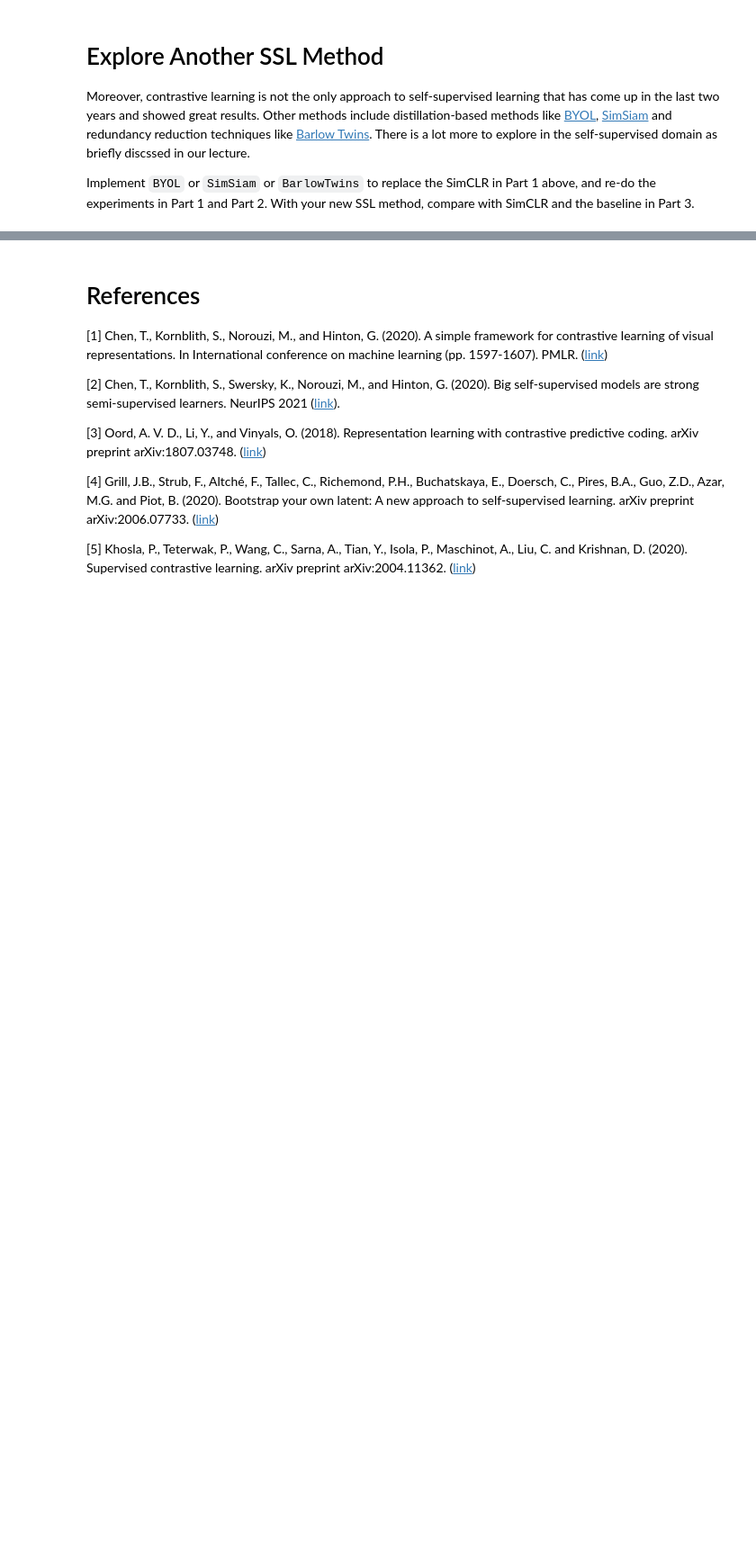
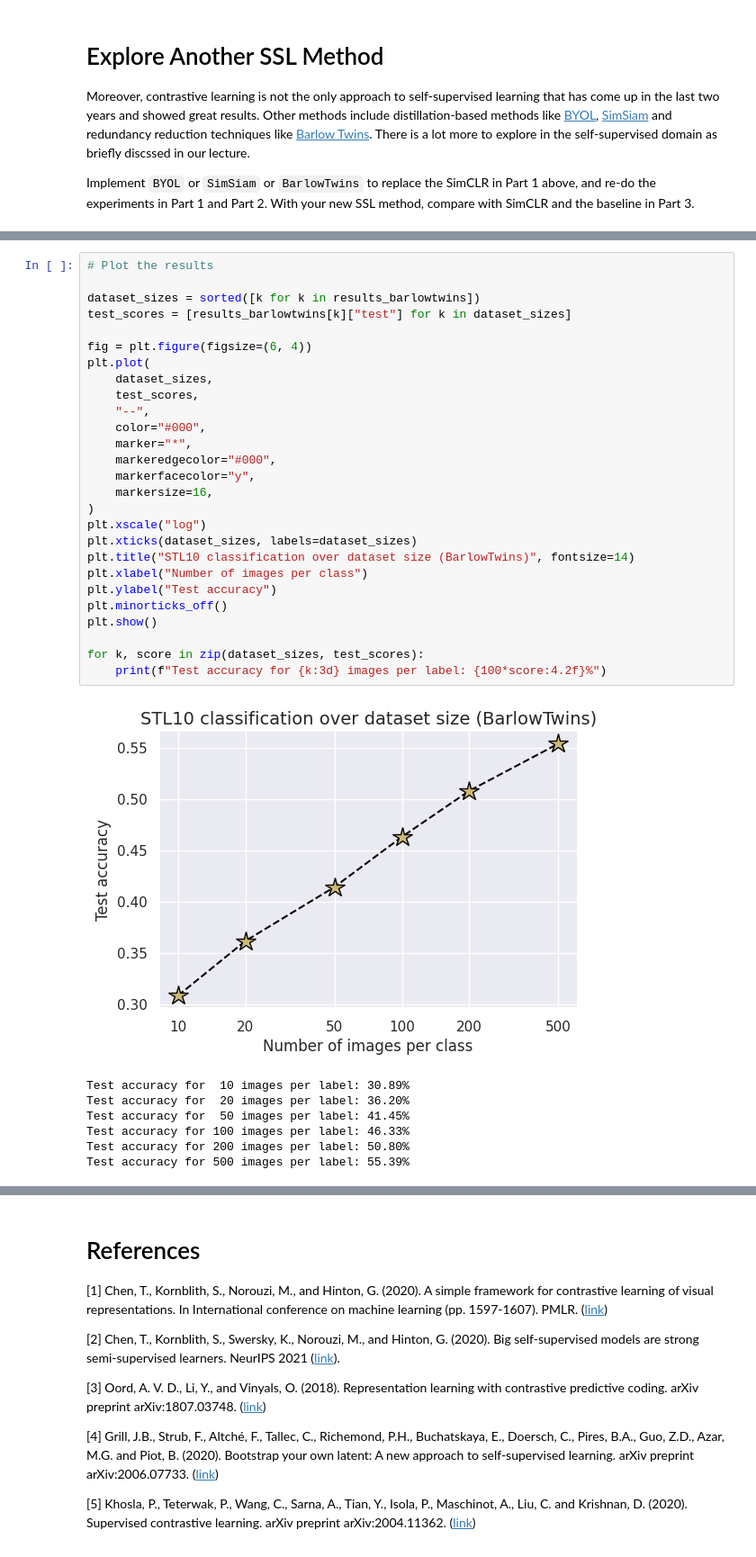
Before and after one commit to amanwaoo/ECE763_Self_Supervised_Learning, a Jupyter notebook: Project_03_SSL_awaoo_pananda_results.ipynb, the cells around one changed output, grey strips where cells are left out. Shown: that part at 90% size. Saved outputs shown, nothing was run; the diff lists cells and outputs as text; blank space fills up the shorter version.

Commit message:
Updated all the parts of notebook
One final commit is pending, showcasing all the results for the project.

```diff
--- a/Project_03_SSL_awaoo_pananda_results.ipynb
+++ b/Project_03_SSL_awaoo_pananda_results.ipynb
@@ -1046,2 +1247,37 @@ class AnotherSSL(pl.LightningModule):
+# %%
+# Plot the results
+
+dataset_sizes = sorted([k for k in results_barlowtwins])
+test_scores = [results_barlowtwins[k]["test"] for k in dataset_sizes]
+
+fig = plt.figure(figsize=(6, 4))
+plt.plot(
+    dataset_sizes,
+    test_scores,
+    "--",
+    color="#000",
+    marker="*",
+    markeredgecolor="#000",
+    markerfacecolor="y",
+    markersize=16,
+)
+plt.xscale("log")
+plt.xticks(dataset_sizes, labels=dataset_sizes)
+plt.title("STL10 classification over dataset size (BarlowTwins)", fontsize=14)
+plt.xlabel("Number of images per class")
+plt.ylabel("Test accuracy")
+plt.minorticks_off()
+plt.show()
+
+for k, score in zip(dataset_sizes, test_scores):
+    print(f"Test accuracy for {k:3d} images per label: {100*score:4.2f}%")
+# %% [output]
+[figure, added]
+Test accuracy for  10 images per label: 30.89%
+Test accuracy for  20 images per label: 36.20%
+Test accuracy for  50 images per label: 41.45%
+Test accuracy for 100 images per label: 46.33%
+Test accuracy for 200 images per label: 50.80%
+Test accuracy for 500 images per label: 55.39%
 # %%
 # TODO: re-do experiments in Part 2 and Part 2 using your new Another SSL [5 POINTS]
```
Also changed, not shown: parts of 17 cells of this notebook.
